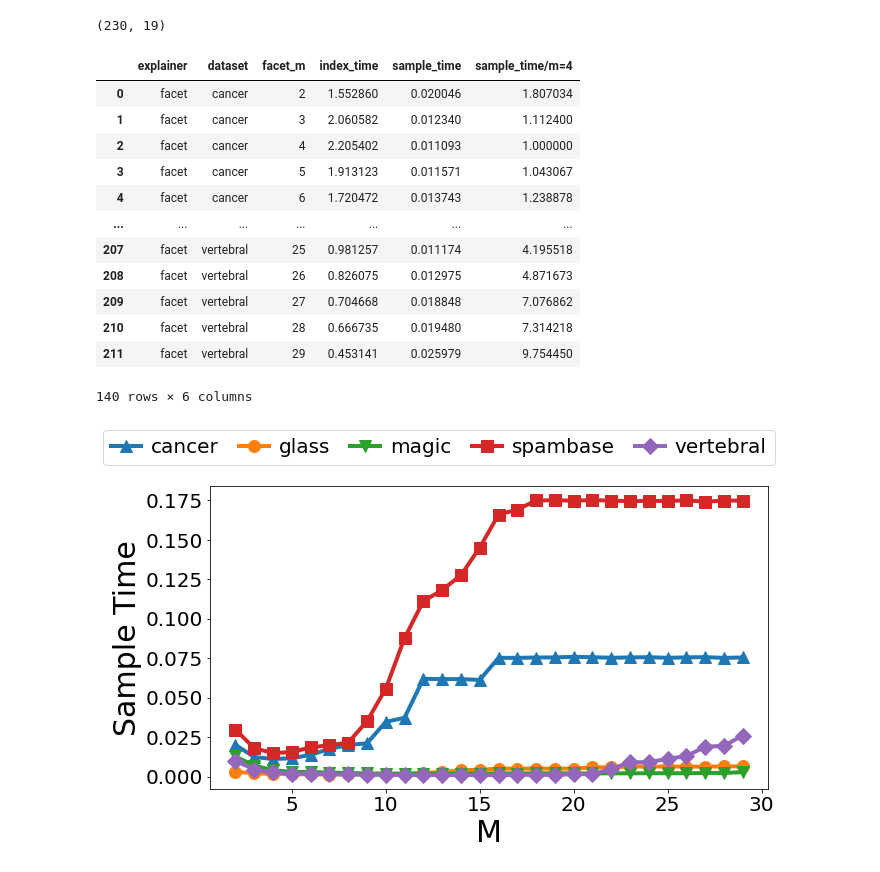
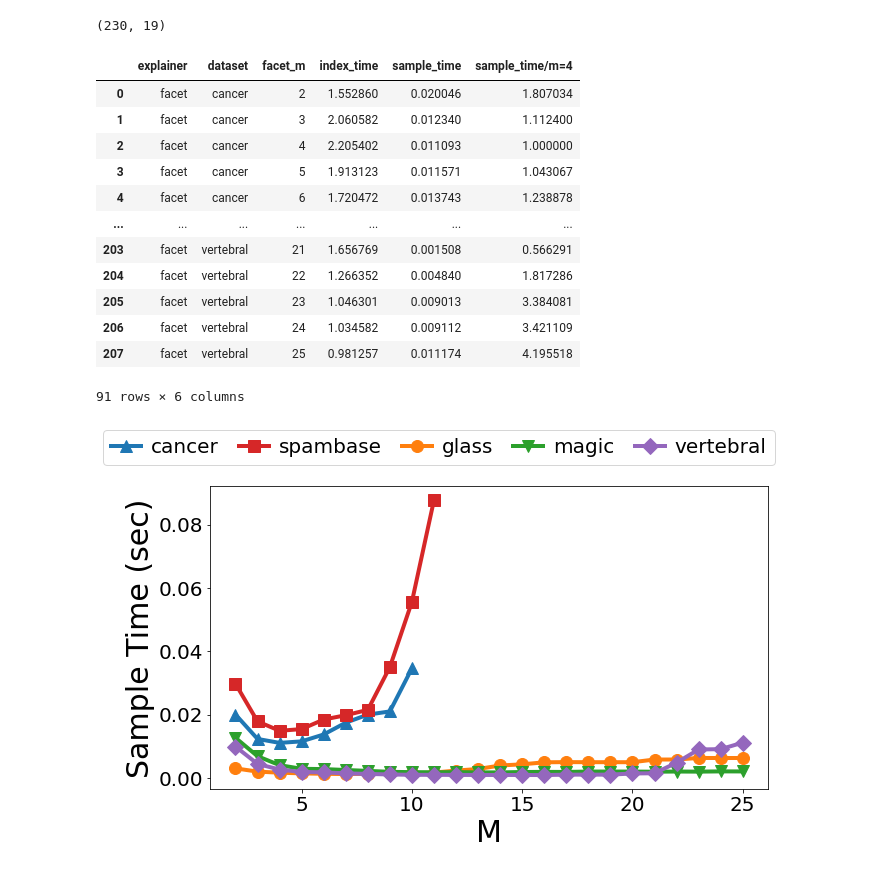
Before and after one commit to PeterVanNostrand/FACET, a Jupyter notebook: figures/vary_m.ipynb, the cells around one changed output. Drawn from its saved outputs; the diff is of its cells as text; code cells hidden in the pictures.

```diff
--- a/figures/vary_m.ipynb
+++ b/figures/vary_m.ipynb
@@ -35,8 +40,19 @@ df_grouped.loc[df_grouped['dataset'] == "spambase", "sample_time/m=4"] = df_grou
 df_grouped.loc[df_grouped['dataset'] == "vertebral", "sample_time/m=4"] = df_grouped[(df_grouped['dataset'] == "vertebral")]["sample_time"] / float(vert_time)
 
 print(df_grouped.shape)
-tmp_df = df_grouped[df_grouped['facet_m'] < 30]
-tmp_df[["explainer", "dataset", "facet_m", "index_time", "sample_time", "sample_time/m=4"]]
+tmp_df = df_grouped[df_grouped['facet_m'] < 26]
+
+# cutoff spambase and cancer at M = 12
+cutoff = 12
+df_cancer = tmp_df[(tmp_df['facet_m'] < cutoff - 1) & (tmp_df['dataset'] == "cancer")]
+df_spam = tmp_df[(tmp_df['facet_m'] < cutoff) & (tmp_df['dataset'] == "spambase")]
+df_other = tmp_df[(tmp_df['dataset'] != "spambase") & (tmp_df['dataset'] != "cancer")]
+
+df_final = df_cancer.append(df_spam)
+df_final = df_final.append(df_other)
+
+
+df_final[["explainer", "dataset", "facet_m", "index_time", "sample_time", "sample_time/m=4"]]
 # %% [output]
 (230, 19)
 |  | explainer | dataset | facet_m | index_time | sample_time | sample_time/m=4 |
@@ -46,17 +62,17 @@ tmp_df[["explainer", "dataset", "facet_m", "index_time", "sample_time", "sample_
 | 3 | facet | cancer | 5 | 1.913123 | 0.011571 | 1.043067 |
 | 4 | facet | cancer | 6 | 1.720472 | 0.013743 | 1.238878 |
 | ... | ... | ... | ... | ... | ... | ... |
+| 203 | facet | vertebral | 21 | 1.656769 | 0.001508 | 0.566291 |
+| 204 | facet | vertebral | 22 | 1.266352 | 0.004840 | 1.817286 |
+| 205 | facet | vertebral | 23 | 1.046301 | 0.009013 | 3.384081 |
+| 206 | facet | vertebral | 24 | 1.034582 | 0.009112 | 3.421109 |
 | 207 | facet | vertebral | 25 | 0.981257 | 0.011174 | 4.195518 |
-| 208 | facet | vertebral | 26 | 0.826075 | 0.012975 | 4.871673 |
-| 209 | facet | vertebral | 27 | 0.704668 | 0.018848 | 7.076862 |
-| 210 | facet | vertebral | 28 | 0.666735 | 0.019480 | 7.314218 |
-| 211 | facet | vertebral | 29 | 0.453141 | 0.025979 | 9.754450 |
-140 rows × 6 columns
+91 rows × 6 columns
 # %%
 # create viz
 fig = plt.figure(figsize=[10, 4.8], frameon=True)
 ax = fig.add_subplot(1, 1, 1)
-results = tmp_df
+results = df_final
 xfeature = "facet_m"
 yfeature = "sample_time"
 line_width = 4
@@ -87,7 +103,7 @@ marker_sizes = {
 }
 title = None
 xlabel = "M"
-ylabel = "Sample Time"
+ylabel = "Sample Time (sec)"
 lhorz = True
 loc = "upper center"
 xrange = None
@@ -101,31 +117,31 @@ for ds in results["dataset"].unique():
             is_expl = results["explainer"] == expl
             matching_rows = is_ds & is_expl
             ax.plot(results[matching_rows][xfeature], results[matching_rows][yfeature], label=ds, lw=line_width, marker=ds_markers[ds], ms=marker_sizes[ds], color=ds_colors[ds])
 
         # title and axis labels
         if title is not None:
             plt.title(title)
         plt.xlabel(xlabel,fontsize=30)
         plt.ylabel(ylabel,fontsize=30)
         # legend
         if lhorz:
             plt.legend(loc=loc, ncol=len(results["dataset"].unique()), bbox_to_anchor=(0, 1.22, 0.82, 0), handletextpad=0.5, columnspacing=1, handlelength=1.5, prop={"size":20})
         else:
             plt.legend(loc=loc)
         # x and y ranges
         if xrange is not None:
             plt.xlim(xrange)
         if yrange is not None:
             plt.ylim(yrange)
         # x and y scales
         if ylog:
             plt.yscale('log')
         if xlog:
             plt.xscale('log')
         plt.subplots_adjust(top=1.0)
         plt.xticks(fontsize=20)
         plt.yticks(fontsize=20)
 
 plt.savefig("vary_m.pdf", bbox_inches="tight")
 # %% [output]
-[figure, old version]
+[figure, new version]
```
Also changed, not shown: parts of 1 cell of this notebook.
